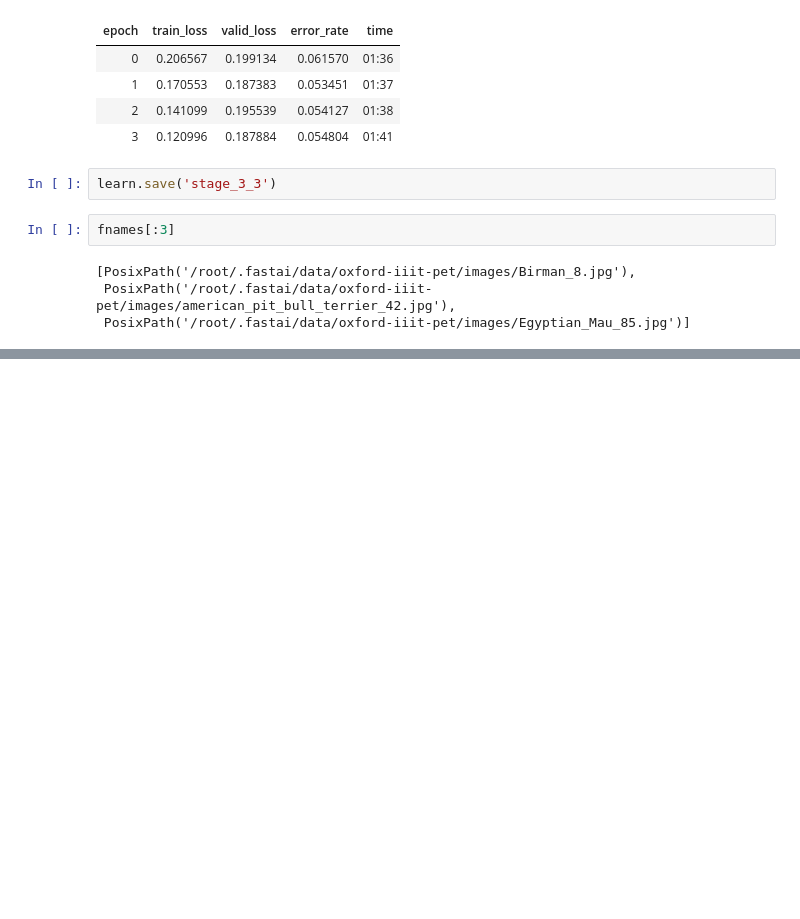
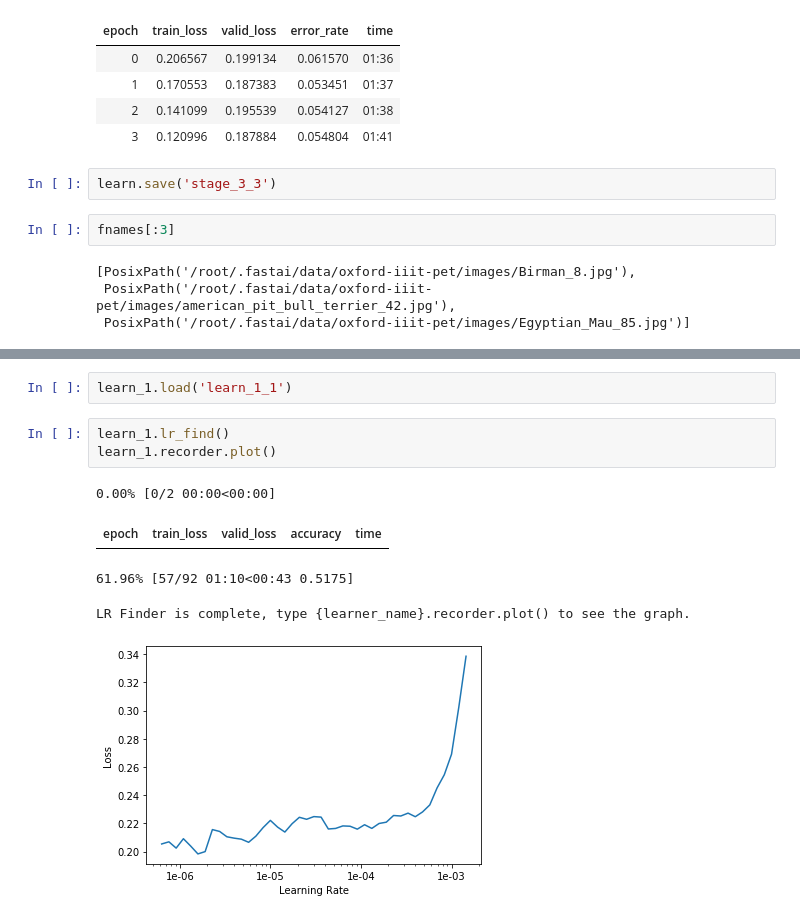
Before and after one commit to pranay8297/deep-learning-projects, a Jupyter notebook: cats_nd_dogs_breeds.ipynb, the cells around one changed output, grey strips where cells are left out. Saved outputs shown, nothing was run; the diff lists cells and outputs as text; blank space fills up the shorter version.

```diff
--- a/cats_nd_dogs_breeds.ipynb
+++ b/cats_nd_dogs_breeds.ipynb
@@ -182,0 +236,11 @@ fnames[:3]
+# %%
+learn_1.load('learn_1_1')
+# %%
+learn_1.lr_find()
+learn_1.recorder.plot()
+# %% [output]
+0.00% [0/2 00:00<00:00]
+| epoch | train_loss | valid_loss | accuracy | time |
+61.96% [57/92 01:10<00:43 0.5175]
+LR Finder is complete, type {learner_name}.recorder.plot() to see the graph.
+[figure, added]
```
Also changed, not shown: parts of 15 cells of this notebook.
